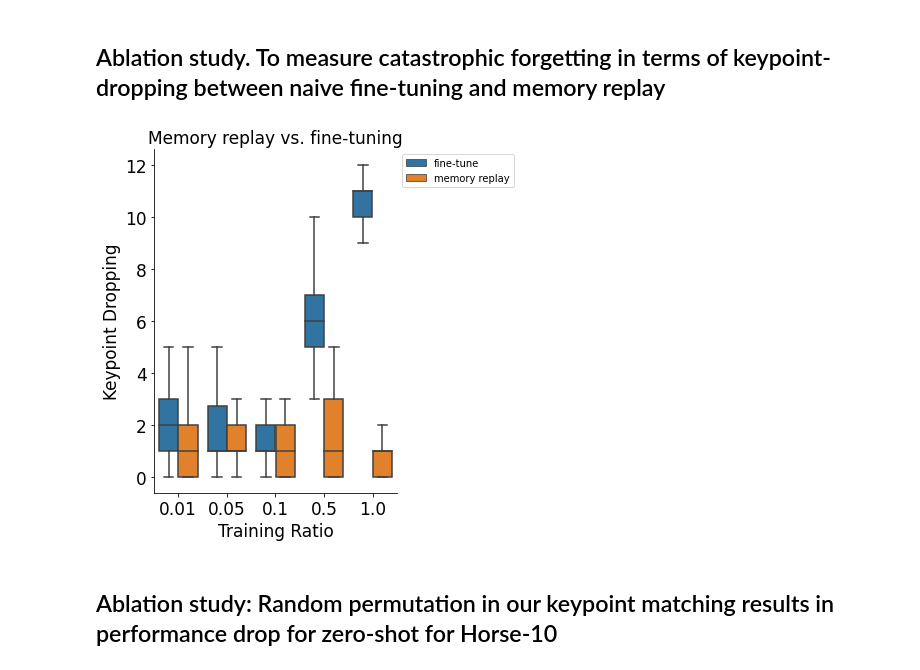
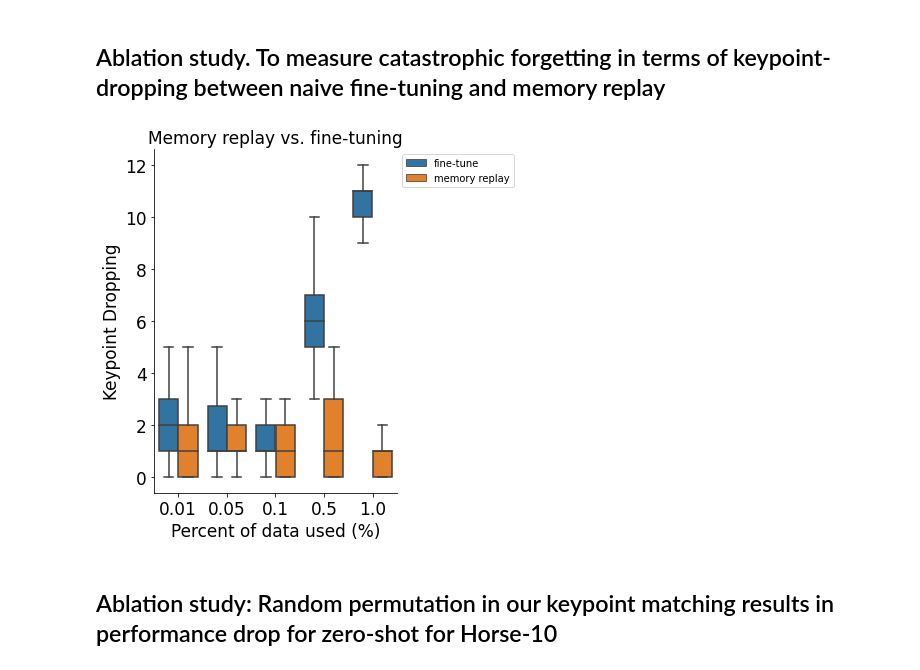
Before and after one commit to AdaptiveMotorControlLab/modelzoo-figures, a Jupyter notebook: figures/Extended_Figure7.ipynb, the cells around one changed output. Saved outputs shown, nothing was run; the diff lists cells and outputs as text; code cells hidden in the pictures.

```diff
--- a/figures/Extended_Figure7.ipynb
+++ b/figures/Extended_Figure7.ipynb
@@ -84,35 +84,35 @@ df['method'] = df['method'].replace({'memory-replay' : 'memory replay', 'finetun
 filtered_data = df
 
 
 # Expand the 'keypoint_dropping' lists into individual rows
 # Assuming 'keypoint_dropping' is a column of lists or similar structure
 rows = []
 for index, row in filtered_data.iterrows():
     if pd.notna(row['keypoint_dropping']):  # Ensure the value is not NaN
         keypoint_list = ast.literal_eval(row['keypoint_dropping'])
 
         for keypoint_value in keypoint_list:
             rows.append({
                 'method': row['method'],
                 'training_ratio': row['training_ratio'],
                 'keypoint_dropping': keypoint_value
             })
 
 expanded_data = pd.concat([pd.DataFrame([row]) for row in rows], ignore_index=True)
 
 # Creating the box plot with the expanded data
 plt.figure(figsize=(6, 6))
 sns.boxplot(x='training_ratio', y='keypoint_dropping', hue='method', data=expanded_data, showfliers = False)
 plt.title('Memory replay vs. fine-tuning')
-plt.xlabel('Training Ratio')
+plt.xlabel('Percent of data used (%)')
 plt.ylabel('Keypoint Dropping')
 plt.legend(title='Method')
 plt.legend(loc='upper left', bbox_to_anchor=(1, 1))
 plt.tight_layout()
 sns.despine()
 plt.savefig('memory_replay_ablation.png', transparent = True, dpi = 300)
 # %% [output]
-[figure, old version]
+[figure, new version]
 # %%
 df = pd.read_csv('../data/Extended_Figure7/permutation_test_keypoint_matching.csv')
 
```
Also changed, not shown: parts of 1 cell of this notebook.
